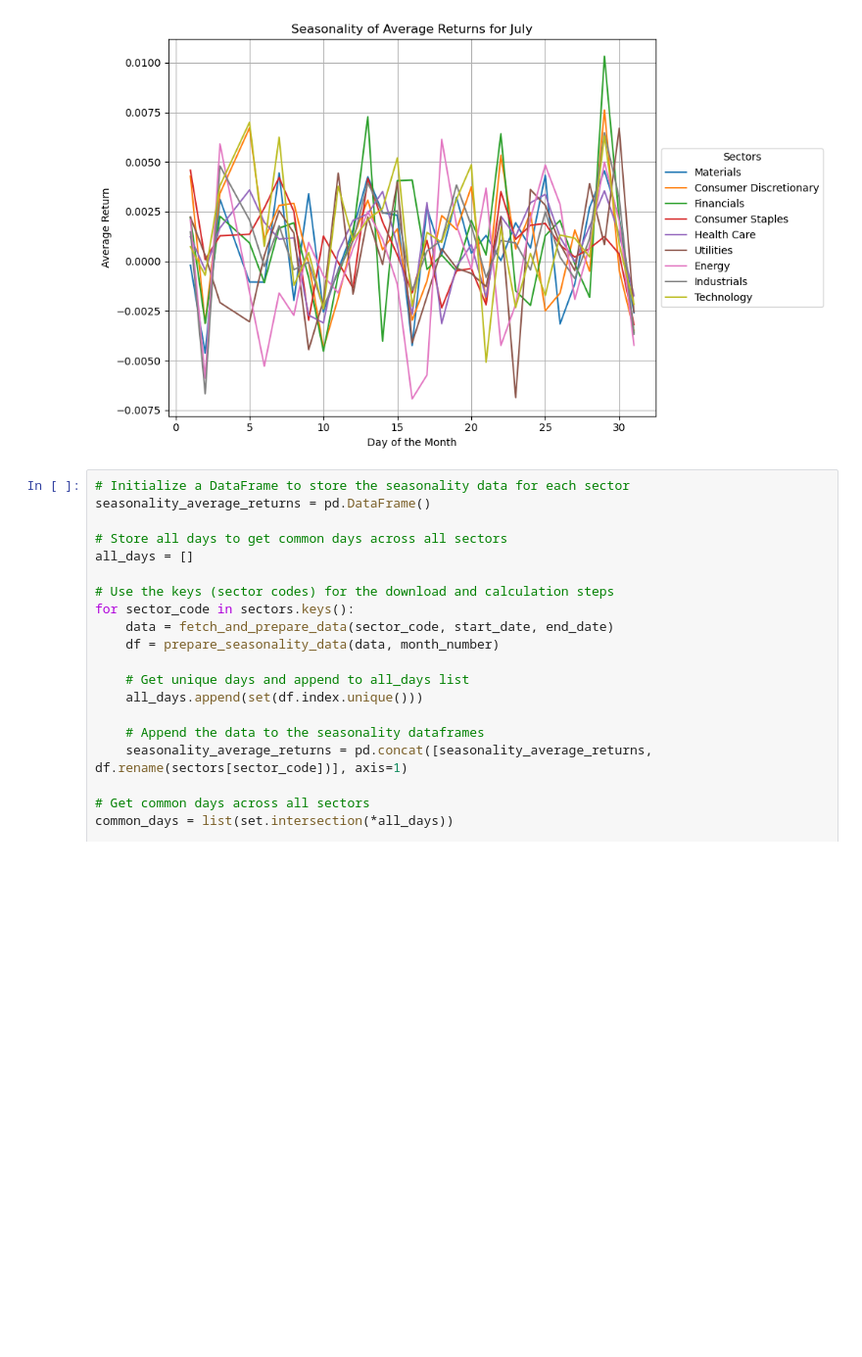
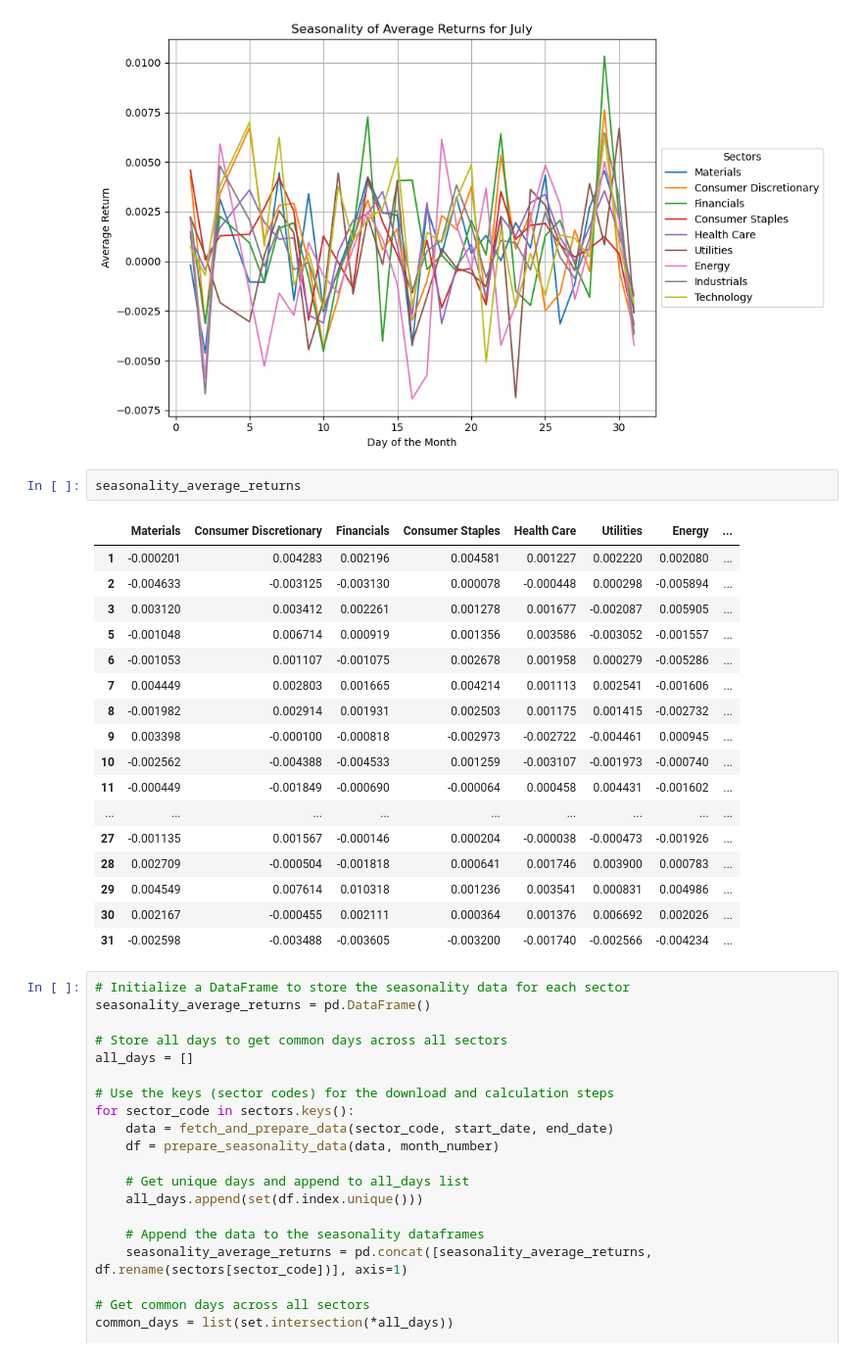
Before and after one commit to danielsobrado/notebooks_invest, a Jupyter notebook: seasonality/Sector Seasonality for the day of the month.ipynb, the cells around one changed output. Shown at 98% size. Saved outputs shown, nothing was run; the diff lists cells and outputs as text; blank space fills up the shorter version.

Commit message:
Seasonality per Month and Sector

```diff
--- a/seasonality/Sector Seasonality for the day of the month.ipynb
+++ b/seasonality/Sector Seasonality for the day of the month.ipynb
@@ -116,6 +116,26 @@ plt.tight_layout()
 plt.show()
 # %% [output]
 [figure]
+# %%
+seasonality_average_returns
+# %% [output]
+|  | Materials | Consumer Discretionary | Financials | Consumer Staples | Health Care | Utilities | Energy | ... |
+| 1 | -0.000201 | 0.004283 | 0.002196 | 0.004581 | 0.001227 | 0.002220 | 0.002080 | ... |
+| 2 | -0.004633 | -0.003125 | -0.003130 | 0.000078 | -0.000448 | 0.000298 | -0.005894 | ... |
+| 3 | 0.003120 | 0.003412 | 0.002261 | 0.001278 | 0.001677 | -0.002087 | 0.005905 | ... |
+| 5 | -0.001048 | 0.006714 | 0.000919 | 0.001356 | 0.003586 | -0.003052 | -0.001557 | ... |
+| 6 | -0.001053 | 0.001107 | -0.001075 | 0.002678 | 0.001958 | 0.000279 | -0.005286 | ... |
+| 7 | 0.004449 | 0.002803 | 0.001665 | 0.004214 | 0.001113 | 0.002541 | -0.001606 | ... |
+| 8 | -0.001982 | 0.002914 | 0.001931 | 0.002503 | 0.001175 | 0.001415 | -0.002732 | ... |
+| 9 | 0.003398 | -0.000100 | -0.000818 | -0.002973 | -0.002722 | -0.004461 | 0.000945 | ... |
+| 10 | -0.002562 | -0.004388 | -0.004533 | 0.001259 | -0.003107 | -0.001973 | -0.000740 | ... |
+| 11 | -0.000449 | -0.001849 | -0.000690 | -0.000064 | 0.000458 | 0.004431 | -0.001602 | ... |
+| ... | ... | ... | ... | ... | ... | ... | ... | ... |
+| 27 | -0.001135 | 0.001567 | -0.000146 | 0.000204 | -0.000038 | -0.000473 | -0.001926 | ... |
+| 28 | 0.002709 | -0.000504 | -0.001818 | 0.000641 | 0.001746 | 0.003900 | 0.000783 | ... |
+| 29 | 0.004549 | 0.007614 | 0.010318 | 0.001236 | 0.003541 | 0.000831 | 0.004986 | ... |
+| 30 | 0.002167 | -0.000455 | 0.002111 | 0.000364 | 0.001376 | 0.006692 | 0.002026 | ... |
+| 31 | -0.002598 | -0.003488 | -0.003605 | -0.003200 | -0.001740 | -0.002566 | -0.004234 | ... |
 # %%
 # Initialize a DataFrame to store the seasonality data for each sector
 seasonality_average_returns = pd.DataFrame()
```
Also changed, not shown: 2 other files.
